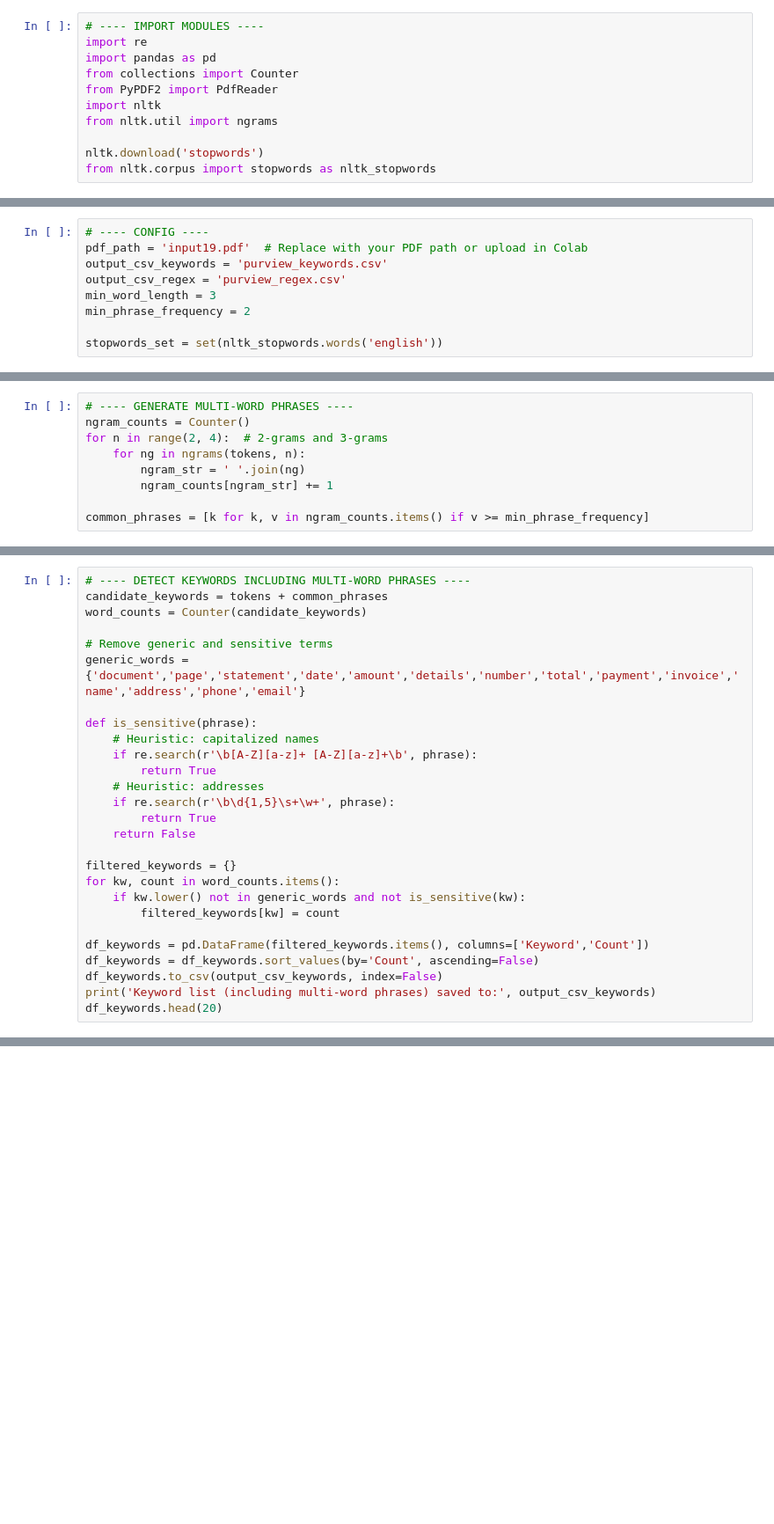
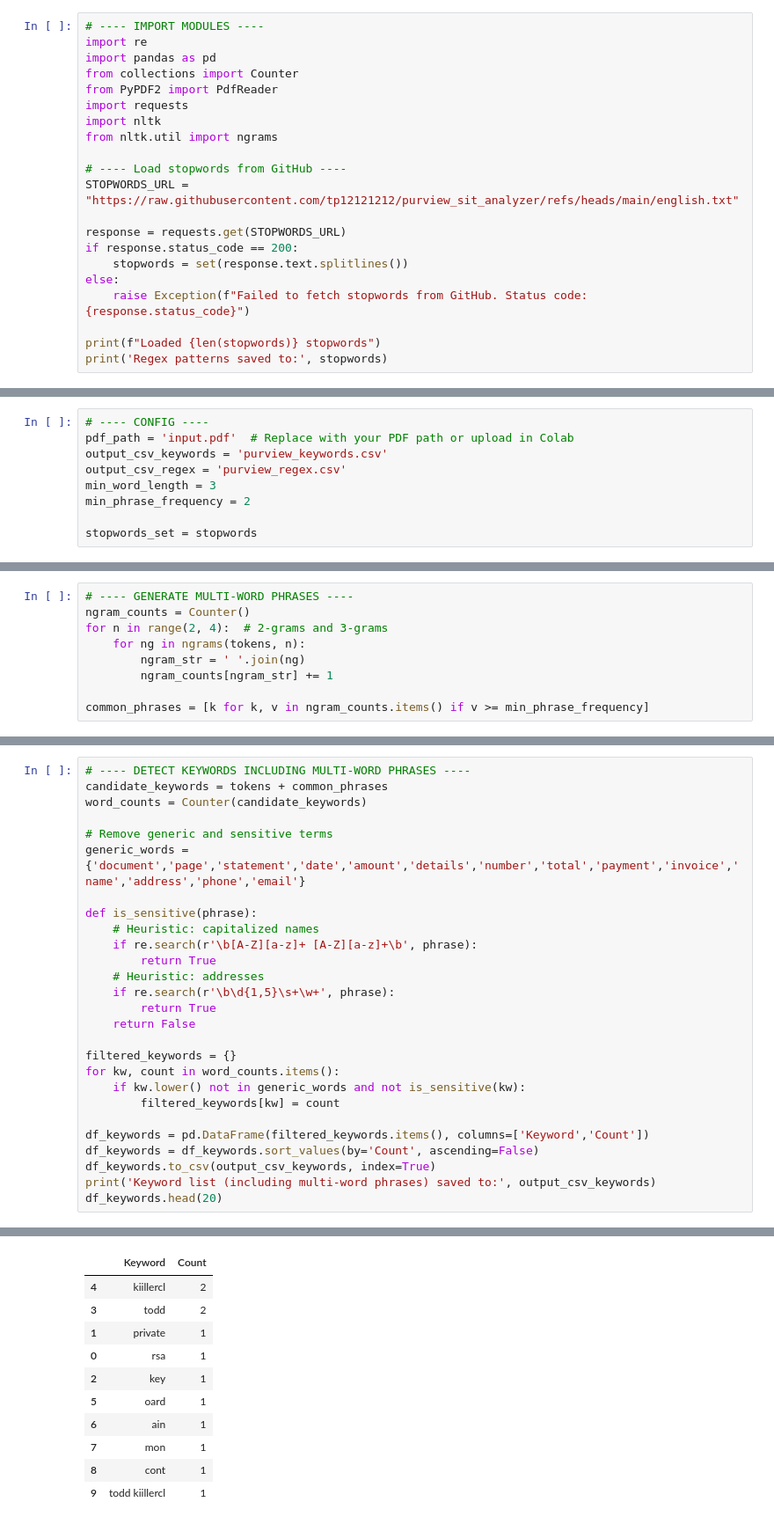
Before and after one commit to tp12121212/purview_sit_analyzer, a Jupyter notebook: v3.ipynb, the cells around one changed output, grey strips where cells are left out. Shown: that part at 88% size. Saved outputs shown, nothing was run; the diff lists cells and outputs as text; blank space fills up the shorter version.

```diff
--- a/v3.ipynb
+++ b/v3.ipynb
@@ -8,8 +22,18 @@ import re
 import pandas as pd
 from collections import Counter
 from PyPDF2 import PdfReader
+import requests
 import nltk
 from nltk.util import ngrams
 
-nltk.download('stopwords')
-from nltk.corpus import stopwords as nltk_stopwords
+# ---- Load stopwords from GitHub ----
+STOPWORDS_URL = "https://raw.githubusercontent.com/tp12121212/purview_sit_analyzer/refs/heads/main/english.txt"
+
+response = requests.get(STOPWORDS_URL)
+if response.status_code == 200:
+    stopwords = set(response.text.splitlines())
+else:
+    raise Exception(f"Failed to fetch stopwords from GitHub. Status code: {response.status_code}")
+
+print(f"Loaded {len(stopwords)} stopwords")
+print('Regex patterns saved to:', stopwords)
@@ -16,12 +43,12 @@ from nltk.corpus import stopwords as nltk_stopwords
 # %%
 # ---- CONFIG ----
-pdf_path = 'input19.pdf'  # Replace with your PDF path or upload in Colab
+pdf_path = 'input.pdf'  # Replace with your PDF path or upload in Colab
 output_csv_keywords = 'purview_keywords.csv'
 output_csv_regex = 'purview_regex.csv'
 min_word_length = 3
 min_phrase_frequency = 2
 
-stopwords_set = set(nltk_stopwords.words('english'))
+stopwords_set = stopwords
 # %%
 # ---- EXTRACT PDF TEXT ----
 reader = PdfReader(pdf_path)
@@ -351,6 +538,7 @@ for kw, count in word_counts.items():
 
 df_keywords = pd.DataFrame(filtered_keywords.items(), columns=['Keyword','Count'])
 df_keywords = df_keywords.sort_values(by='Count', ascending=False)
-df_keywords.to_csv(output_csv_keywords, index=False)
+df_keywords.to_csv(output_csv_keywords, index=True)
 print('Keyword list (including multi-word phrases) saved to:', output_csv_keywords)
 df_keywords.head(20)
+# %% [output]
@@ -356,0 +546,11 @@ df_keywords.head(20)
+|  | Keyword | Count |
+| 4 | kiillercl | 2 |
+| 3 | todd | 2 |
+| 1 | private | 1 |
+| 0 | rsa | 1 |
+| 2 | key | 1 |
+| 5 | oard | 1 |
+| 6 | ain | 1 |
+| 7 | mon | 1 |
+| 8 | cont | 1 |
+| 9 | todd kiillercl | 1 |
```
Also changed, not shown: parts of 6 cells of this notebook.
